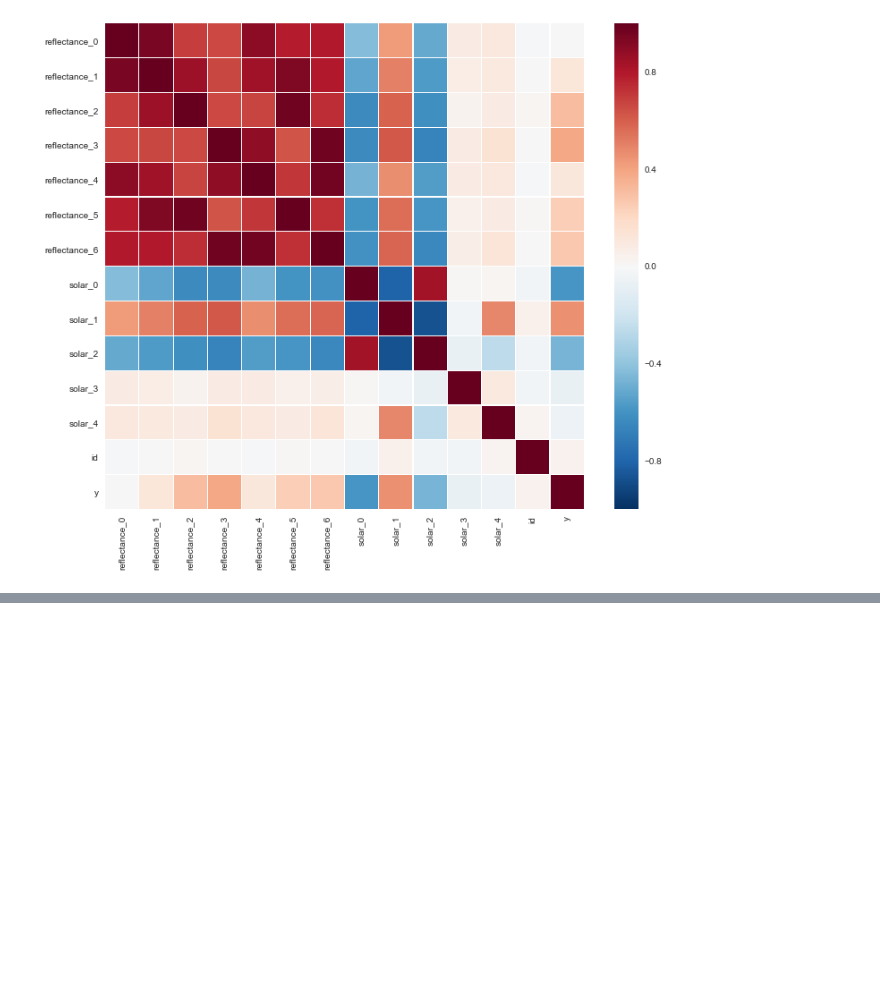
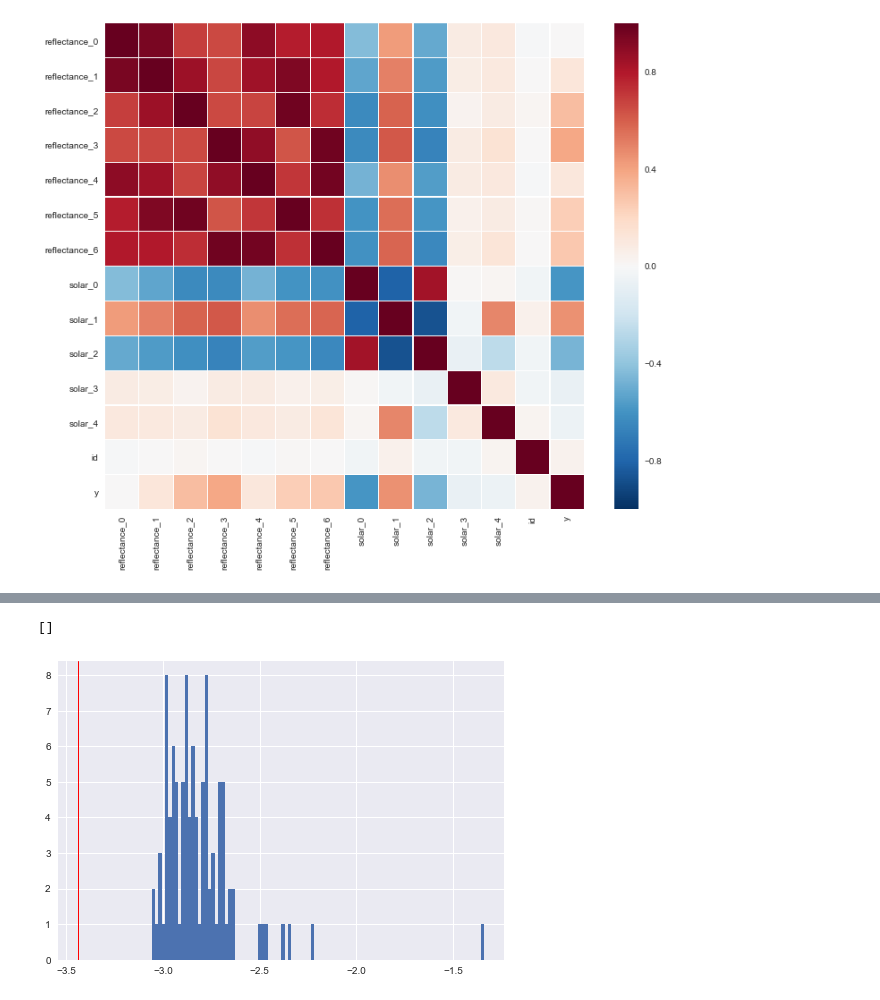
Before and after one commit to anthonyhu/aerosol-depth-prediction, a Jupyter notebook: Exploratory data analysis.ipynb, the cells around one changed output, grey strips where cells are left out. Cells and saved outputs as stored; diff of their text form; code cells hidden in the pictures; blank space fills up the shorter version.

```diff
--- a/Exploratory data analysis.ipynb
+++ b/Exploratory data analysis.ipynb
@@ -79,0 +361,7 @@ sns.heatmap(cor_matrix, linewidths=0.2, ax=ax)
+# %%
+plt.hist(y_hat_list[0], bins=100)
+plt.axvline(x=train["y"].unique()[plotting_id - 1], linewidth=1, color="red")
+plt.plot()
+# %% [output]
+[]
+[figure, added]
```
Also changed, not shown: parts of 12 cells of this notebook.
